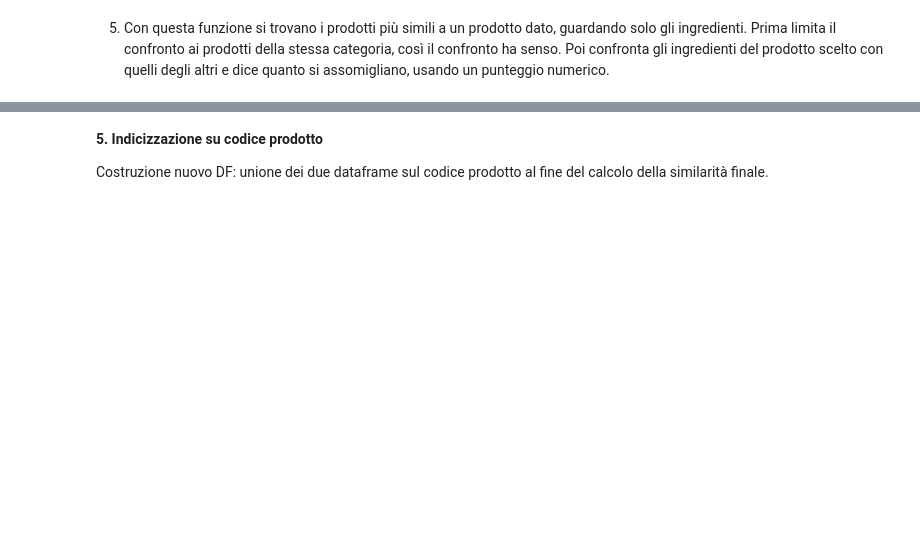
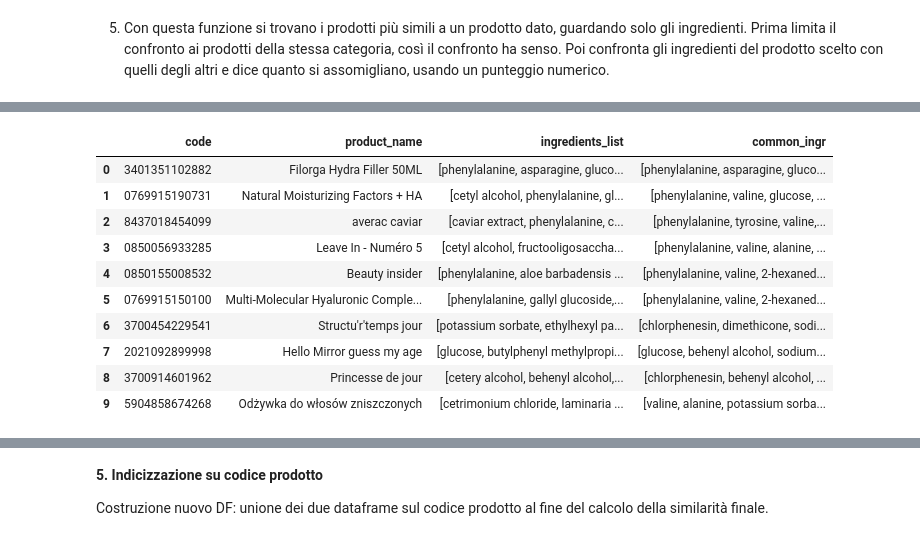
Before and after one commit to develhope/Data-PT-11-Team1-Progetto2, a Jupyter notebook: algoritmo_finale.ipynb, the cells around one changed output, grey strips where cells are left out. Saved outputs shown, nothing was run; the diff lists cells and outputs as text; code cells hidden in the pictures; blank space fills up the shorter version.

```diff
--- a/algoritmo_finale.ipynb
+++ b/algoritmo_finale.ipynb
@@ -232,3 +310,26 @@ Trovati 1457 prodotti nella stessa categoria
+# %%
+query_product_ingredients = set(
+    df_finale[df_finale['code'] == query_id]['ingredients_list'].iloc[0]
+)
+
+def get_common_ingredients(candidate_ingredients):
+    return list(query_product_ingredients.intersection(set(candidate_ingredients)))
+
+df_ing_candidates['common_ingr'] = df_ing_candidates['ingredients_list'].apply(get_common_ingredients)
+
+df_ing_candidates[['code', 'product_name', 'ingredients_list', 'common_ingr']].head(10)
+# %% [output]
+|  | code | product_name | ingredients_list | common_ingr |
+| 0 | 3401351102882 | Filorga Hydra Filler 50ML | [phenylalanine, asparagine, gluco... | [phenylalanine, asparagine, gluco... |
+| 1 | 0769915190731 | Natural Moisturizing Factors + HA | [cetyl alcohol, phenylalanine, gl... | [phenylalanine, valine, glucose, ... |
+| 2 | 8437018454099 | averac caviar | [caviar extract, phenylalanine, c... | [phenylalanine, tyrosine, valine,... |
+| 3 | 0850056933285 | Leave In - Numéro 5 | [cetyl alcohol, fructooligosaccha... | [phenylalanine, valine, alanine, ... |
+| 4 | 0850155008532 | Beauty insider | [phenylalanine, aloe barbadensis ... | [phenylalanine, valine, 2-hexaned... |
+| 5 | 0769915150100 | Multi-Molecular Hyaluronic Comple... | [phenylalanine, gallyl glucoside,... | [phenylalanine, valine, 2-hexaned... |
+| 6 | 3700454229541 | Structu'r'temps jour | [potassium sorbate, ethylhexyl pa... | [chlorphenesin, dimethicone, sodi... |
+| 7 | 2021092899998 | Hello Mirror guess my age | [glucose, butylphenyl methylpropi... | [glucose, behenyl alcohol, sodium... |
+| 8 | 3700914601962 | Princesse de jour | [cetery alcohol, behenyl alcohol,... | [chlorphenesin, behenyl alcohol, ... |
+| 9 | 5904858674268 | Odżywka do włosów zniszczonych | [cetrimonium chloride, laminaria ... | [valine, alanine, potassium sorba... |
 # %%
 ing_sim_array[:10]
 # %% [output]
```
Also changed, not shown: parts of 18 cells of this notebook, 1 other file.
